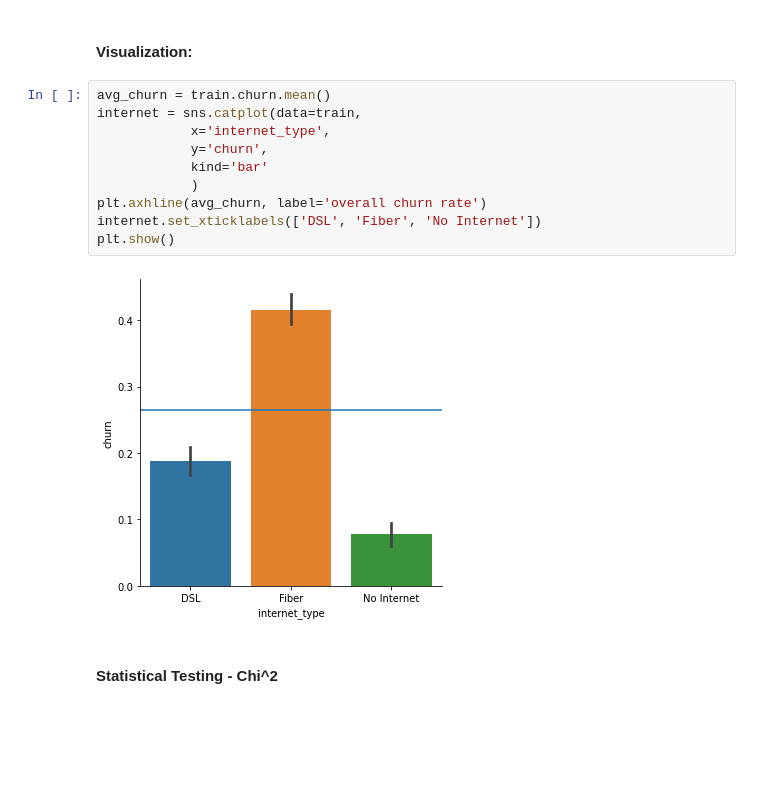
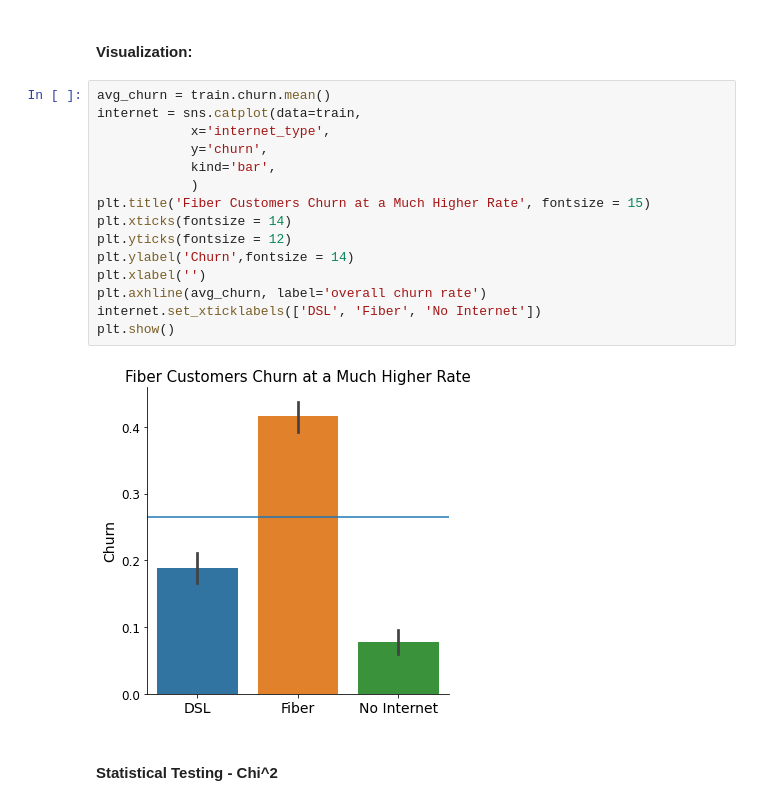
Before and after one commit to jnolf/Codeup-Projects, a Jupyter notebook: Telco - Final Report.ipynb, the cells around one changed output. Saved outputs shown, nothing was run; the diff lists cells and outputs as text; blank space fills up the shorter version.

```diff
--- a/Telco - Final Report.ipynb
+++ b/Telco - Final Report.ipynb
@@ -148,15 +167,20 @@ The above visual shows the first year is by far the most likely year that custom
 # %%
 avg_churn = train.churn.mean()
 internet = sns.catplot(data=train,
             x='internet_type',
             y='churn',
-            kind='bar'
+            kind='bar',
             )
+plt.title('Fiber Customers Churn at a Much Higher Rate', fontsize = 15)
+plt.xticks(fontsize = 14)
+plt.yticks(fontsize = 12)
+plt.ylabel('Churn',fontsize = 14)
+plt.xlabel('')
 plt.axhline(avg_churn, label='overall churn rate')
 internet.set_xticklabels(['DSL', 'Fiber', 'No Internet'])
 plt.show()
 # %% [output]
-[figure, old version]
+[figure, new version]
 # %% [markdown]
 #### Statistical Testing - Chi^2
 # %% [markdown]
```
Also changed, not shown: parts of 22 cells of this notebook, 1 other file.
